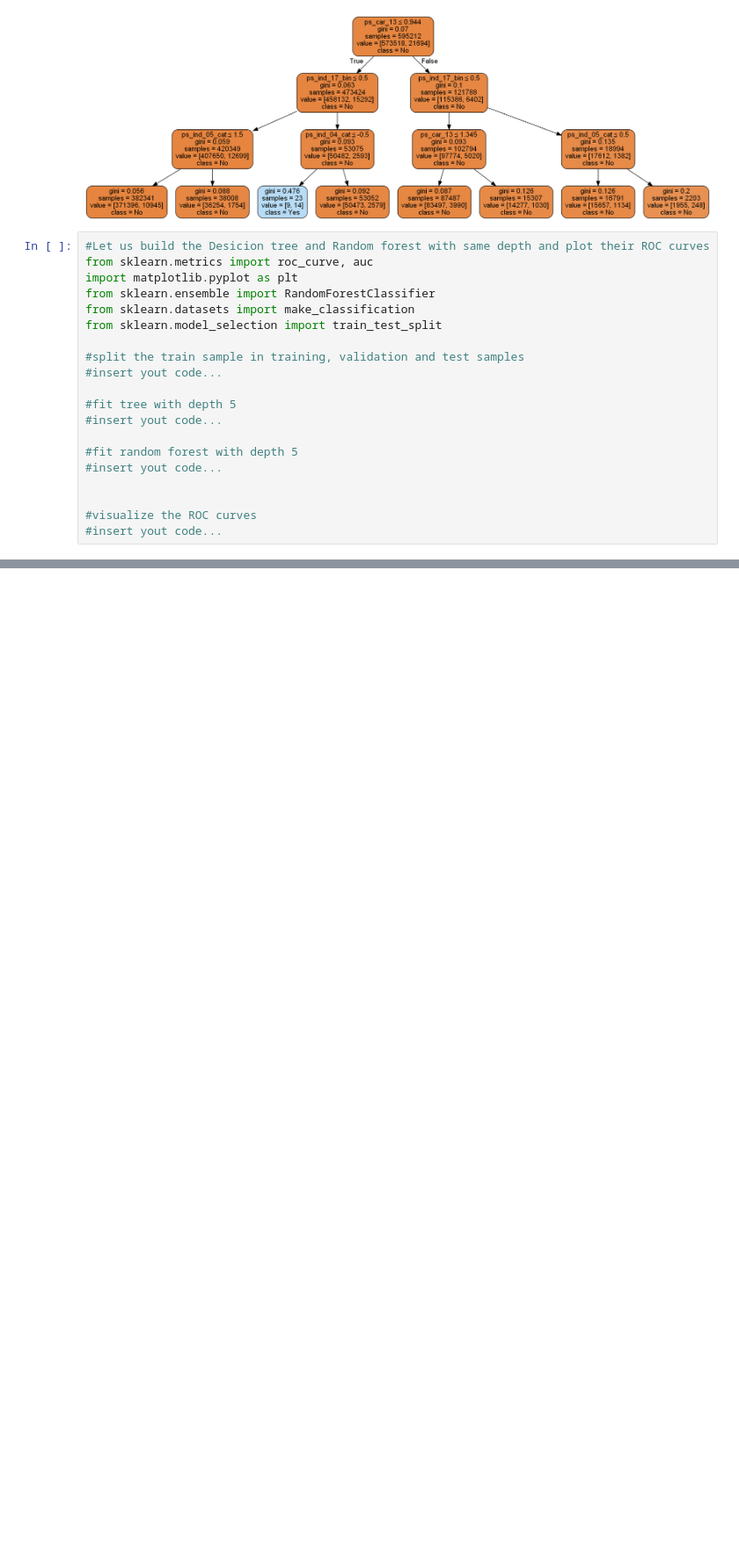
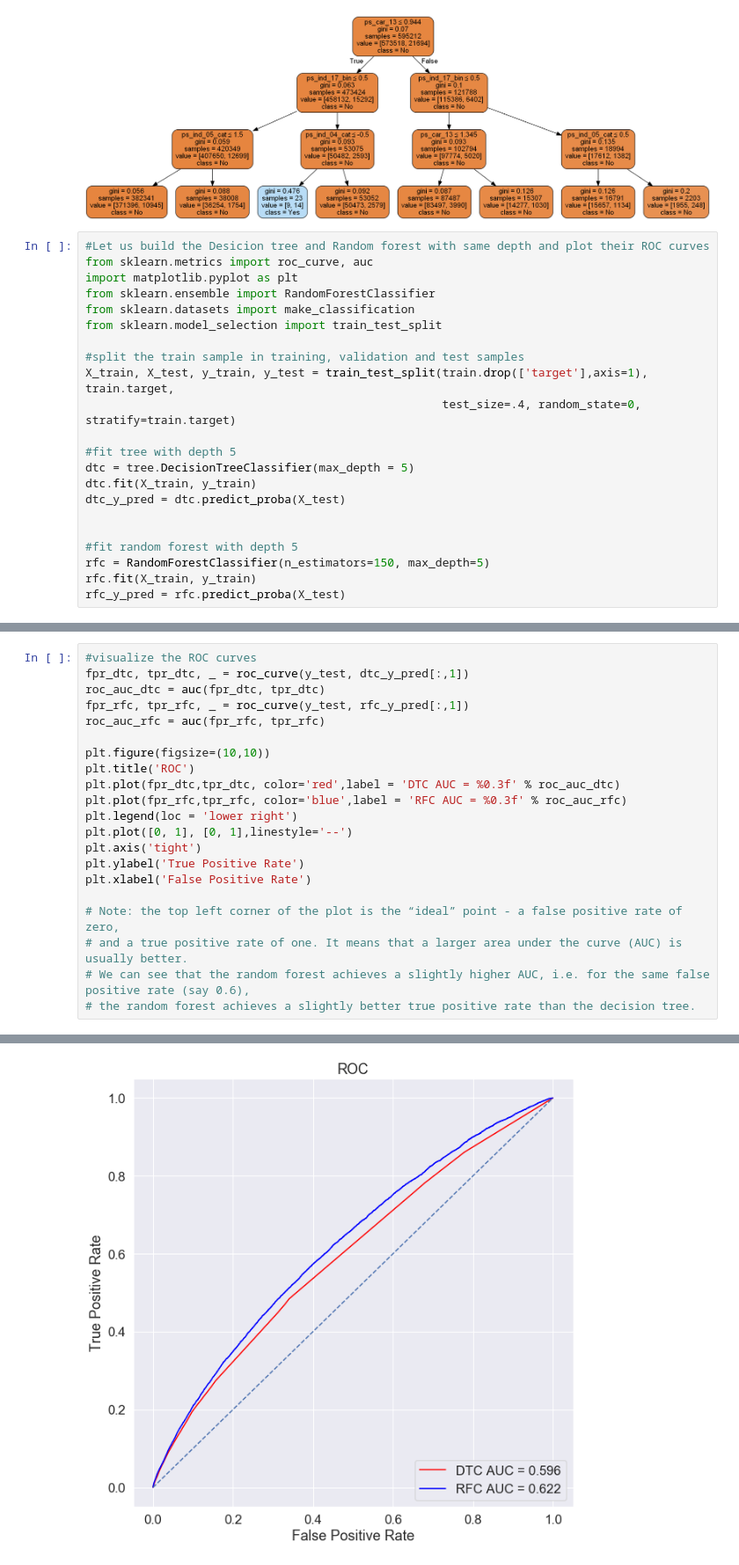
Before and after one commit to lukaszbinden/mli, a Jupyter notebook: assignments/assignment_1/Car_Insurance.ipynb, the cells around one changed output, grey strips where cells are left out. Shown at 88% size. Saved outputs shown, nothing was run; the diff lists cells and outputs as text; blank space fills up the shorter version.

```diff
--- a/assignments/assignment_1/Car_Insurance.ipynb
+++ b/assignments/assignment_1/Car_Insurance.ipynb
@@ -262,14 +262,16 @@ from sklearn.datasets import make_classification
 from sklearn.model_selection import train_test_split
 
 #split the train sample in training, validation and test samples
-#insert yout code...
+X_train, X_test, y_train, y_test = train_test_split(train.drop(['target'],axis=1), train.target,
+                                                    test_size=.4, random_state=0, stratify=train.target)
 
 #fit tree with depth 5
-#insert yout code...
+dtc = tree.DecisionTreeClassifier(max_depth = 5)
+dtc.fit(X_train, y_train)
+dtc_y_pred = dtc.predict_proba(X_test)
+
 
 #fit random forest with depth 5
-#insert yout code...
-
-
-#visualize the ROC curves
-#insert yout code...
+rfc = RandomForestClassifier(n_estimators=150, max_depth=5)
+rfc.fit(X_train, y_train)
+rfc_y_pred = rfc.predict_proba(X_test)
@@ -289,0 +278,22 @@ forest_val_auc = np.zeros(n)
+# %%
+#visualize the ROC curves
+fpr_dtc, tpr_dtc, _ = roc_curve(y_test, dtc_y_pred[:,1])
+roc_auc_dtc = auc(fpr_dtc, tpr_dtc)
+fpr_rfc, tpr_rfc, _ = roc_curve(y_test, rfc_y_pred[:,1])
+roc_auc_rfc = auc(fpr_rfc, tpr_rfc)
+
+plt.figure(figsize=(10,10))
+plt.title('ROC')
+plt.plot(fpr_dtc,tpr_dtc, color='red',label = 'DTC AUC = %0.3f' % roc_auc_dtc)
+plt.plot(fpr_rfc,tpr_rfc, color='blue',label = 'RFC AUC = %0.3f' % roc_auc_rfc)
+plt.legend(loc = 'lower right')
+plt.plot([0, 1], [0, 1],linestyle='--')
+plt.axis('tight')
+plt.ylabel('True Positive Rate')
+plt.xlabel('False Positive Rate')
+
+# Note: the top left corner of the plot is the “ideal” point - a false positive rate of zero,
+# and a true positive rate of one. It means that a larger area under the curve (AUC) is usually better.
+# We can see that the random forest achieves a slightly higher AUC, i.e. for the same false positive rate (say 0.6),
+# the random forest achieves a slightly better true positive rate than the decision tree.
+# %% [output]
@@ -289,0 +301 @@ forest_val_auc = np.zeros(n)
+[figure, added]
```
Also changed, not shown: parts of 9 cells of this notebook.
